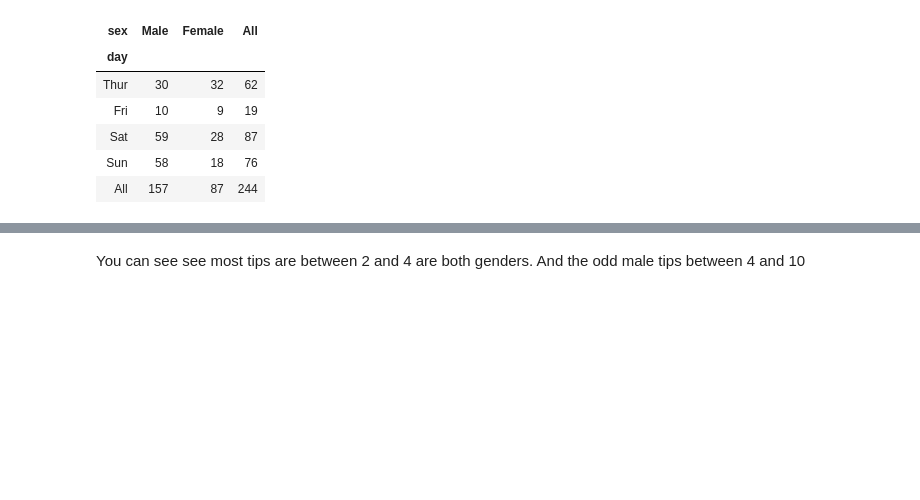
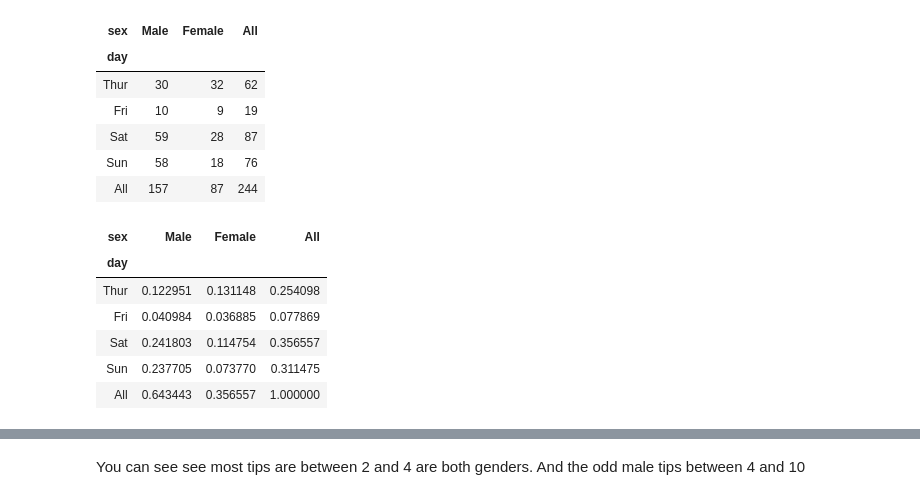
Before and after one commit to neadie/FundamentalsOfDataAnalysisProject, a Jupyter notebook: DataAnalyticsFundamentals.ipynb, the cells around one changed output, grey strips where cells are left out. Cells and saved outputs as stored; diff of their text form; code cells hidden in the pictures; blank space fills up the shorter version.

```diff
--- a/DataAnalyticsFundamentals.ipynb
+++ b/DataAnalyticsFundamentals.ipynb
@@ -192,6 +199,16 @@ pd.crosstab(index=tips['day'], columns=tips['sex'], margins=True)
 | Sat | 59 | 28 | 87 |
 | Sun | 58 | 18 | 76 |
 | All | 157 | 87 | 244 |
+# %%
+pd.crosstab(index=tips['day'], columns=tips['sex'], margins=True,normalize=True)
+# %% [output]
+| sex | Male | Female | All |
+| day |  |  |  |
+| Thur | 0.122951 | 0.131148 | 0.254098 |
+| Fri | 0.040984 | 0.036885 | 0.077869 |
+| Sat | 0.241803 | 0.114754 | 0.356557 |
+| Sun | 0.237705 | 0.073770 | 0.311475 |
+| All | 0.643443 | 0.356557 | 1.000000 |
 # %%
 sns.catplot(x ="sex",y="tip",data=tips)
 # %% [output]
```
Also changed, not shown: parts of 24 cells of this notebook.
